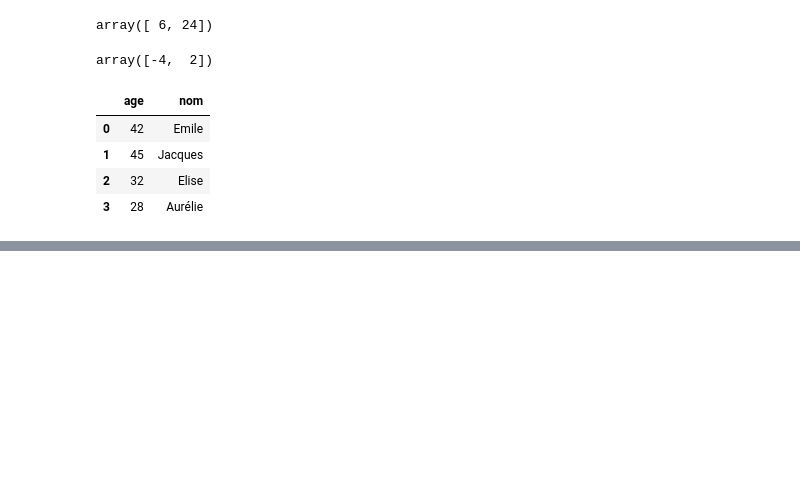
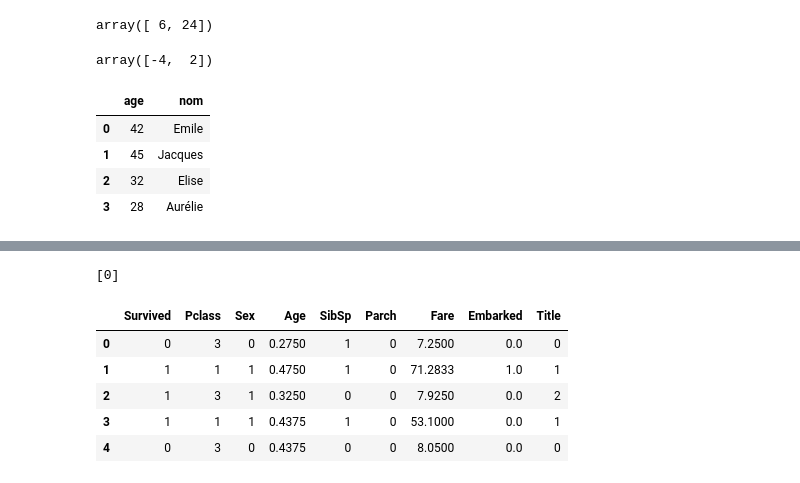
Before and after one commit to komi24/nantes071019, a Jupyter notebook: data.ipynb, the cells around one changed output, grey strips where cells are left out. Saved outputs shown, nothing was run; the diff lists cells and outputs as text; code cells hidden in the pictures; blank space fills up the shorter version.

```diff
--- a/data.ipynb
+++ b/data.ipynb
@@ -43,0 +181,14 @@ df
+# %%
+from sklearn.neighbors import KNeighborsClassifier as KNN
+
+training_set = data_set[:600]
+testing_set = data_set[600:]
+
+
+for n in range(1,40):
+    knn = KNN(n_neighbors=n)
+
+    knn.fit(training_set.drop(columns=["Survived"]), training_set["Survived"])
+
+    s = knn.score(testing_set.drop(columns=["Survived"]), testing_set["Survived"])
+    print(f"n={n} score = {s}")
@@ -43,0 +213,29 @@ df
+# %%
+knn = KNN(n_neighbors=10)
+
+knn.fit(training_set.drop(columns=["Survived"]), training_set["Survived"])
+
+moi = pd.DataFrame([{
+    "Pclass": 3.0,
+    "Sex": 0.0,
+    "Age": 28 / df.Age.max(),
+    "SibSp": 1.0,
+    "Parch": 2.0,
+    "Fare": 8.0,
+    "Embarked": 1.0,
+    "Title": 1.0
+}])
+
+print(knn.predict(moi[["Pclass", "Sex", "Age", "SibSp", "Parch", "Fare", "Embarked", "Title"]]))
+training_set.head()
+# knn.predict(moi)
+# res = knn.predict(training_set.drop(columns=["Survived"]))
+# training_set.iloc[3].drop(columns=["Survived"])
+# %% [output]
+[0]
+|  | Survived | Pclass | Sex | Age | SibSp | Parch | Fare | Embarked | Title |
+| 0 | 0 | 3 | 0 | 0.2750 | 1 | 0 | 7.2500 | 0.0 | 0 |
+| 1 | 1 | 1 | 1 | 0.4750 | 1 | 0 | 71.2833 | 1.0 | 1 |
+| 2 | 1 | 3 | 1 | 0.3250 | 0 | 0 | 7.9250 | 0.0 | 2 |
+| 3 | 1 | 1 | 1 | 0.4375 | 1 | 0 | 53.1000 | 0.0 | 1 |
+| 4 | 0 | 3 | 0 | 0.4375 | 0 | 0 | 8.0500 | 0.0 | 0 |
```
Also changed, not shown: parts of 9 cells of this notebook.
